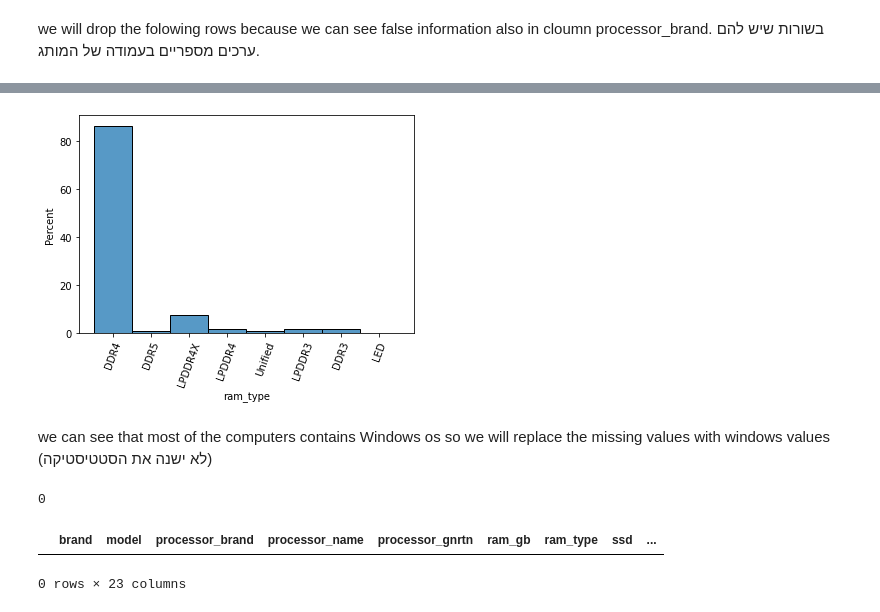
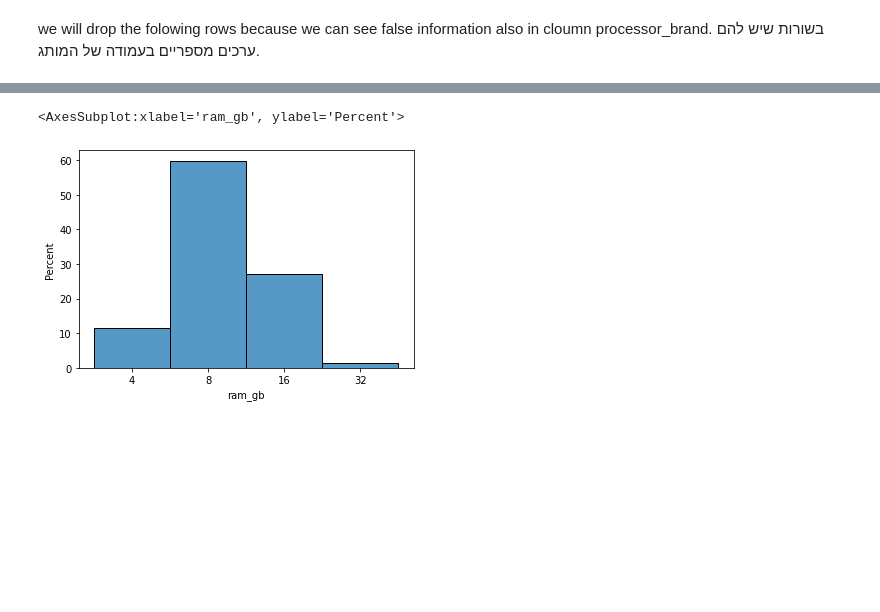
Before and after one commit to NoaBarNov/Data-Science-Project, a Jupyter notebook: finalproject.ipynb, the cells around one changed output, grey strips where cells are left out. Cells and saved outputs as stored; diff of their text form; code cells hidden in the pictures; blank space fills up the shorter version.

```diff
--- a/finalproject.ipynb
+++ b/finalproject.ipynb
@@ -166,0 +188,2 @@ array(['Windows', 'Mac'], dtype=object)
+# %%
+data['ram_gb'] = data['ram_gb'].fillna('8')
@@ -166,0 +235,2 @@ array(['Windows', 'Mac'], dtype=object)
+# %%
+data = data.dropna(subset = ['processor_name'])
@@ -195,6 +301,7 @@ we will drop the folowing rows because we can see false information also in clou
 dorp_preinstalled_index = data.loc[data.ram_gb == 'Pre-installed'].index
 dorp_access_index = data.loc[data.ram_gb == 'Access'].index
 dorp_156_index = data.loc[data.ram_gb == '15.6'].index
+dorp_5_index = data.loc[data.ram_gb == '5'].index
 dorp_dual_index = data.loc[data.ram_gb == 'Dual'].index
 dorp_nvidia_index = data.loc[data.ram_gb == 'NVIDIA'].index
 dorp_acer_index = data.loc[data.ram_gb == 'Acer'].index
@@ -206,6 +313,7 @@ data.drop(dorp_dual_index,inplace = True)
 data.drop(dorp_nvidia_index,inplace = True)
 data.drop(dorp_acer_index,inplace = True)
 data.drop(dorp_intel_index,inplace = True)
+data.drop(dorp_5_index,inplace = True)
 # %%
 data.shape
 # %% [output]
@@ -219,8 +335,7 @@ plt.show()
+# %%
+data['ram_gb'] = data['ram_gb'].replace({'Full':'32'})
 # %%
-sns.histplot(data = data, x= 'ram_type', stat = 'percent')
-plt.xticks(rotation = 70)
-plt.show()
+sns.histplot(data = data, x= 'ram_gb', stat = 'percent')
 # %% [output]
+<AxesSubplot:xlabel='ram_gb', ylabel='Percent'>
-[figure, old version]
+[figure, new version]
-# %% [markdown]
-we can see that most of the computers contains Windows os so we will replace the missing values with windows values (לא ישנה את הסטטיסטיקה)
@@ -229,4 +341,0 @@ data['ram_type'] = data['ram_type'].fillna('DDR4')
-# %%
-data['ram_type'].isnull().sum()
-# %% [output]
-0
@@ -238,5 +341,0 @@ plt.show()
-# %%
-data[(data['processor_name'].values == np.nan)]
-# %% [output]
-|  | brand | model | processor_brand | processor_name | processor_gnrtn | ram_gb | ram_type | ssd | ... |
-0 rows × 23 columns
```
Also changed, not shown: parts of 56 cells of this notebook.
